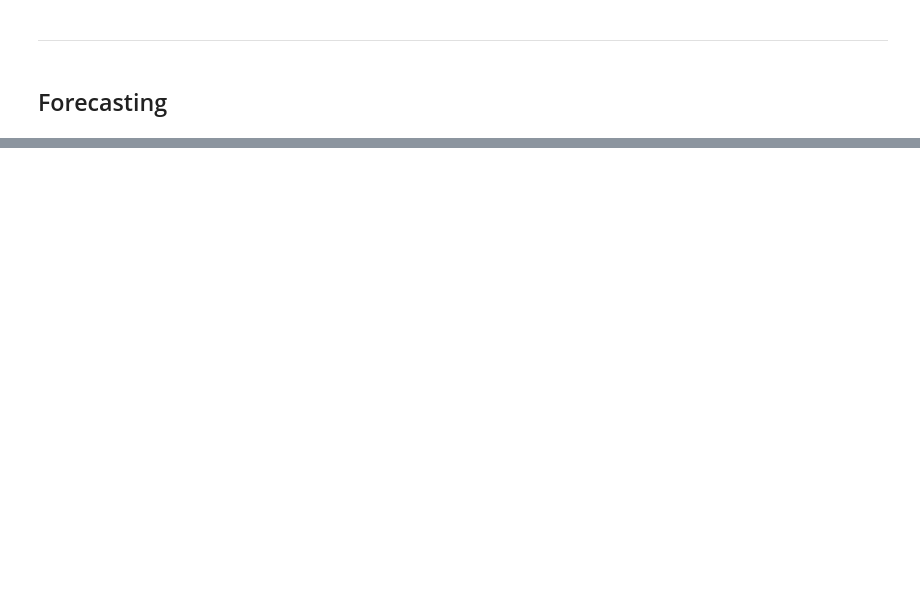
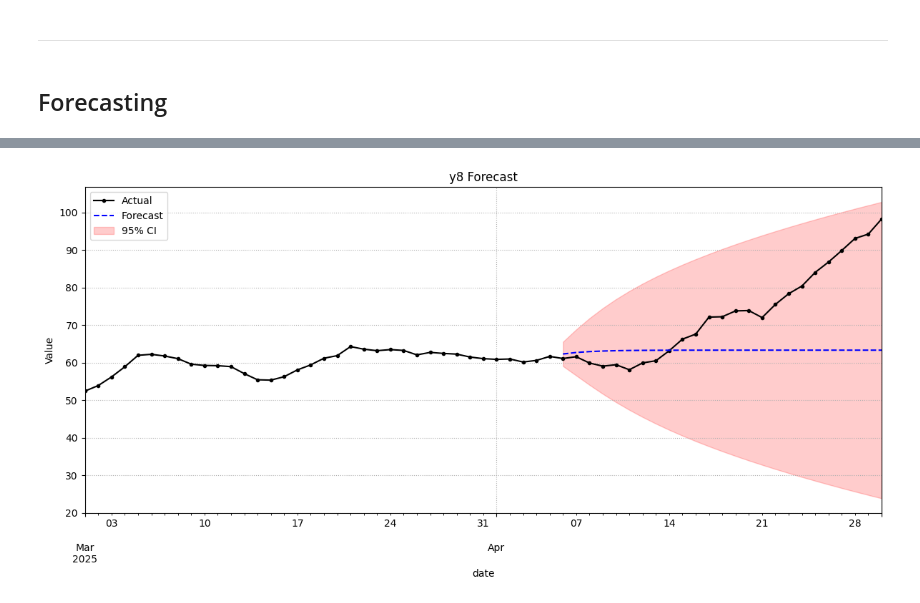
Before and after one commit to pjagiello01/Time-Series-Analysis, a Jupyter notebook: test.ipynb, the cells around one changed output, grey strips where cells are left out. Saved outputs shown, nothing was run; the diff lists cells and outputs as text; code cells hidden in the pictures; blank space fills up the shorter version.

```diff
--- a/test.ipynb
+++ b/test.ipynb
@@ -352,0 +376,4 @@ Warnings:
+# %%
+plot_forecast_with_ci('2025-03-01', y8_df, 'y8', 'forecast', 'lower ci', 'upper ci', 'y8 Forecast')
+# %% [output]
+[figure, added]
```
Also changed, not shown: parts of 7 cells of this notebook, 1 other file.
